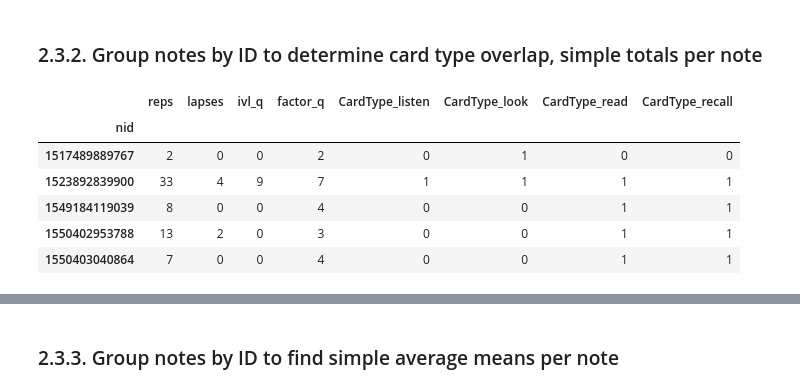
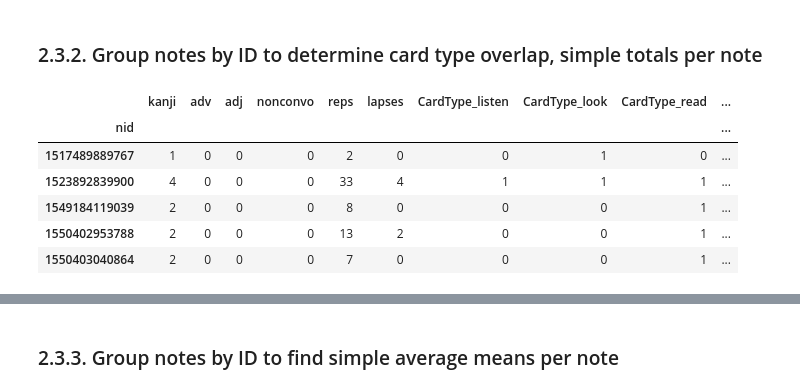
Before and after one commit to avidrucker/vocab-analysis, a Jupyter notebook: section_2_prepare_the_data.ipynb, the cells around one changed output, grey strips where cells are left out. Saved outputs shown, nothing was run; the diff lists cells and outputs as text; code cells hidden in the pictures.

Commit message:
clarify & isolate card & note specific fields

```diff
--- a/section_2_prepare_the_data.ipynb
+++ b/section_2_prepare_the_data.ipynb
@@ -862,9 +867,9 @@ dtype: int64
 ### 2.2.21. Create boolean columns in notes data frame for predictive models
 # %%
 # https://stackoverflow.com/questions/17383094/how-can-i-map-true-false-to-1-0-in-a-pandas-dataframe
-df_notes_008_binary_tags['hasPOS'] = df_notes_008_binary_tags['PartOfSpeech']!="" #todo: expand upon this, by tagify
+#df_notes_008_binary_tags['hasPOS'] = df_notes_008_binary_tags['PartOfSpeech']!="" #todo: expand upon this, by tagify
 df_notes_008_binary_tags['hasVisual'] = df_notes_008_binary_tags['Picture1']!=""
-df_notes_008_binary_tags['hasReading'] = df_notes_008_binary_tags['Yomi1']!=""
+#df_notes_008_binary_tags['hasReading'] = df_notes_008_binary_tags['Yomi1']!="" # todo: replace via 'kanji' tag
 df_notes_008_binary_tags['hasAudio'] = df_notes_008_binary_tags['Sound']!=""
 df_notes_008_binary_tags['hasMultiMeaning'] = df_notes_008_binary_tags['Translation2' and 'Translation3' and 'Meaning2']!=""
 df_notes_008_binary_tags['hasMultiReading'] = df_notes_008_binary_tags['Yomi2']!="" # todo: inspect & incorporate venn diagram: https://commons.wikimedia.org/wiki/File:Homograph_homophone_venn_diagram.png
@@ -888,8 +894,8 @@ df_notes_009_less_cols = df_notes_009_less_cols.drop(['Examples','ExamplesAudio'
                             'CounterKanji','SoloLookCards','HinshiMarker','Hint',
                             'mod','Transliteration','Picture1','Sound','Sound2',
                             'TagOverflow','Translation2', 'Meaning2','Yomi2','Term2',
-                            'SameSoundWords','hasPOS','SimilarWords','AlternateForms',
-                            'Translation3','Translation','PartOfSpeech'],axis=1)
+                            'SameSoundWords','SimilarWords','AlternateForms',
+                            'Translation3','Translation','PartOfSpeech'],axis=1) #'hasPOS',
 # todo: explore 'mod' (last modified date) as freshness metric
 # %%
 # casts columns of type object to types (such as int) as directed, use with caution
@@ -1030,8 +1033,10 @@ def label_script (row):
         return 'katakana'
     elif row['hiragana'] == 1:
         return 'hiragana'
+    elif row['kanji'] == 1:
+        return 'kanji'
     else:
-        return 'kanji' # todo: add 'mixed' type that combines the above # todo: add 'romanji' type
+        return 'otherScript' # todo: add 'romanji' type
 # %%
 df_notes_012_script_type['script'] = df_notes_012_script_type.apply (lambda row: label_script(row), axis=1)
 # %%
@@ -1076,5 +1080,8 @@ df_notes_013_mid_section_2.head()
 # join together these separate dataframes
 df_combo = pd.merge(df_notes_013_mid_section_2, df_cards_009_mid_section_2, on='nid')
 print(df_combo.shape)
+
+# remove from df_combo any fields that belong strictly only to cards, such as c_ivl_q, c_factor_q
+df_combo = df_combo.drop(['c_ivl_q','c_factor_q'], axis=1)
 df_combo.head()
 # %% [output]
@@ -1093,26 +1099,30 @@ Let's further refine the dataframe entries to represent which notes have (1) vis
 # %%
 # https://stackoverflow.com/questions/23919563/merge-rows-of-a-dataframe-in-pandas-based-on-a-column
 # https://stackoverflow.com/questions/13851535/how-to-delete-rows-from-a-pandas-dataframe-based-on-a-conditional-expression
 df_combo_001_grouped_notes = df_combo.copy()
+###### remove from this temporary grouped notes dataframe any card specific items, such as card interval or card factor (ease factor)
 df_combo_001_grouped_notes = df_combo_001_grouped_notes.drop(
-    ['cid','hasAltForm','TermLen','Syllables','jlpt_lvl_d','katakana','hiragana','noun','verb',
-     'convo','commonword','clothing','animal','body','food','place','textbook','college','fromdict',
-     'fromexam','len1','n1','n2','n3','n4','n5','hasVisual','hasAudio','hasMultiMeaning',
-     'hasMultiReading','hasSimilar','hasHomophone','hasRichExamples','hasnotags','hasReading','efficiency','durability'],axis=1)
+    ['cid','hasAltForm','TermLen','Syllables','jlpt_lvl_d','katakana','hiragana',
+     'noun','verb','convo','commonword','clothing','animal','body','food','place','textbook',
+     'college','fromdict','fromexam','n1','n2','n3','n4','n5','hasVisual','hasAudio',
+     'hasMultiMeaning','hasMultiReading','hasSimilar','hasHomophone','hasRichExamples',
+     'hasnotags','efficiency','durability'],axis=1) # ,'hasReading','len1'
 
-# this data frame will provide total reps per term, total lapses per term, and vectors (card types) per term
+# create data frame for totals per term: reps, lapses, and all vectors (card types)
 df_combo_002_note_totals = df_combo_001_grouped_notes.copy()
 df_combo_002_note_totals = df_combo_002_note_totals.groupby(['nid']).sum()
-df_combo_002_note_totals = df_combo_002_note_totals.drop(['ivl','factor'],axis=1)
+
+# drop numerical fields that don't logically add up (interval, ease factor, and the quartile/quintile buckets for interval and ease factor)
+df_combo_002_note_totals = df_combo_002_note_totals.drop(['ivl','factor'],axis=1) # 'c_ivl_q','c_factor_q'
 df_combo_002_note_totals.tail(20)[-5:]
 # %% [output]
-|  | reps | lapses | ivl_q | factor_q | CardType_listen | CardType_look | CardType_read | CardType_recall |
-| nid |  |  |  |  |  |  |  |  |
-| 1517489889767 | 2 | 0 | 0 | 2 | 0 | 1 | 0 | 0 |
-| 1523892839900 | 33 | 4 | 9 | 7 | 1 | 1 | 1 | 1 |
-| 1549184119039 | 8 | 0 | 0 | 4 | 0 | 0 | 1 | 1 |
-| 1550402953788 | 13 | 2 | 0 | 3 | 0 | 0 | 1 | 1 |
-| 1550403040864 | 7 | 0 | 0 | 4 | 0 | 0 | 1 | 1 |
+|  | kanji | adv | adj | nonconvo | reps | lapses | CardType_listen | CardType_look | CardType_read | ... |
+| nid |  |  |  |  |  |  |  |  |  | ... |
+| 1517489889767 | 1 | 0 | 0 | 0 | 2 | 0 | 0 | 1 | 0 | ... |
+| 1523892839900 | 4 | 0 | 0 | 0 | 33 | 4 | 1 | 1 | 1 | ... |
+| 1549184119039 | 2 | 0 | 0 | 0 | 8 | 0 | 0 | 0 | 1 | ... |
+| 1550402953788 | 2 | 0 | 0 | 0 | 13 | 2 | 0 | 0 | 1 | ... |
+| 1550403040864 | 2 | 0 | 0 | 0 | 7 | 0 | 0 | 0 | 1 | ... |
 # %%
 df_combo_002_note_totals = df_combo_002_note_totals.rename(
     columns={
```
Also changed, not shown: parts of 63 cells of this notebook.
